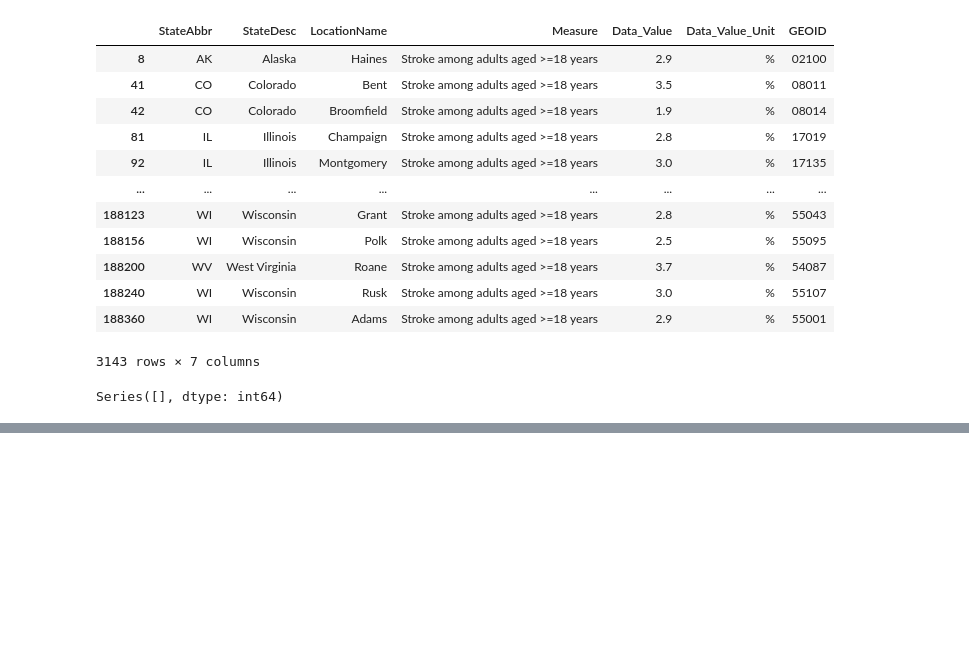
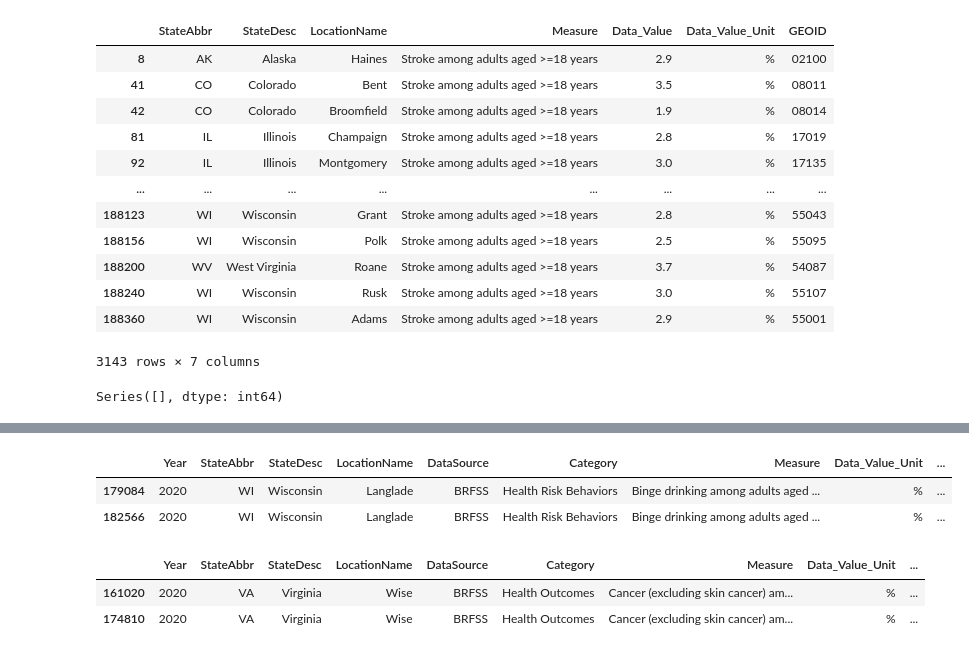
Before and after one commit to SloughJE/UnHealth_Dashboard, a Jupyter notebook: notebooks/1.0-JES-merging_data.ipynb, the cells around one changed output, grey strips where cells are left out. Saved outputs shown, nothing was run; the diff lists cells and outputs as text; code cells hidden in the pictures; blank space fills up the shorter version.

```diff
--- a/notebooks/1.0-JES-merging_data.ipynb
+++ b/notebooks/1.0-JES-merging_data.ipynb
@@ -359,0 +381,12 @@ Series([], dtype: int64)
+# %%
+df_health1[(df_health1.LocationName=='Langlade') & (df_health1.StateAbbr=='WI') & (df_health1.Measure=='Binge drinking among adults aged >=18 years')]
+# %% [output]
+|  | Year | StateAbbr | StateDesc | LocationName | DataSource | Category | Measure | Data_Value_Unit | ... |
+| 179084 | 2020 | WI | Wisconsin | Langlade | BRFSS | Health Risk Behaviors | Binge drinking among adults aged ... | % | ... |
+| 182566 | 2020 | WI | Wisconsin | Langlade | BRFSS | Health Risk Behaviors | Binge drinking among adults aged ... | % | ... |
+# %%
+df_health1[(df_health1.LocationName=='Wise') & (df_health1.StateAbbr=='VA') & (df_health1.Measure=='Cancer (excluding skin cancer) among adults aged >=18 years')]
+# %% [output]
+|  | Year | StateAbbr | StateDesc | LocationName | DataSource | Category | Measure | Data_Value_Unit | ... |
+| 161020 | 2020 | VA | Virginia | Wise | BRFSS | Health Outcomes | Cancer (excluding skin cancer) am... | % | ... |
+| 174810 | 2020 | VA | Virginia | Wise | BRFSS | Health Outcomes | Cancer (excluding skin cancer) am... | % | ... |
```
Also changed, not shown: parts of 1 cell of this notebook.
